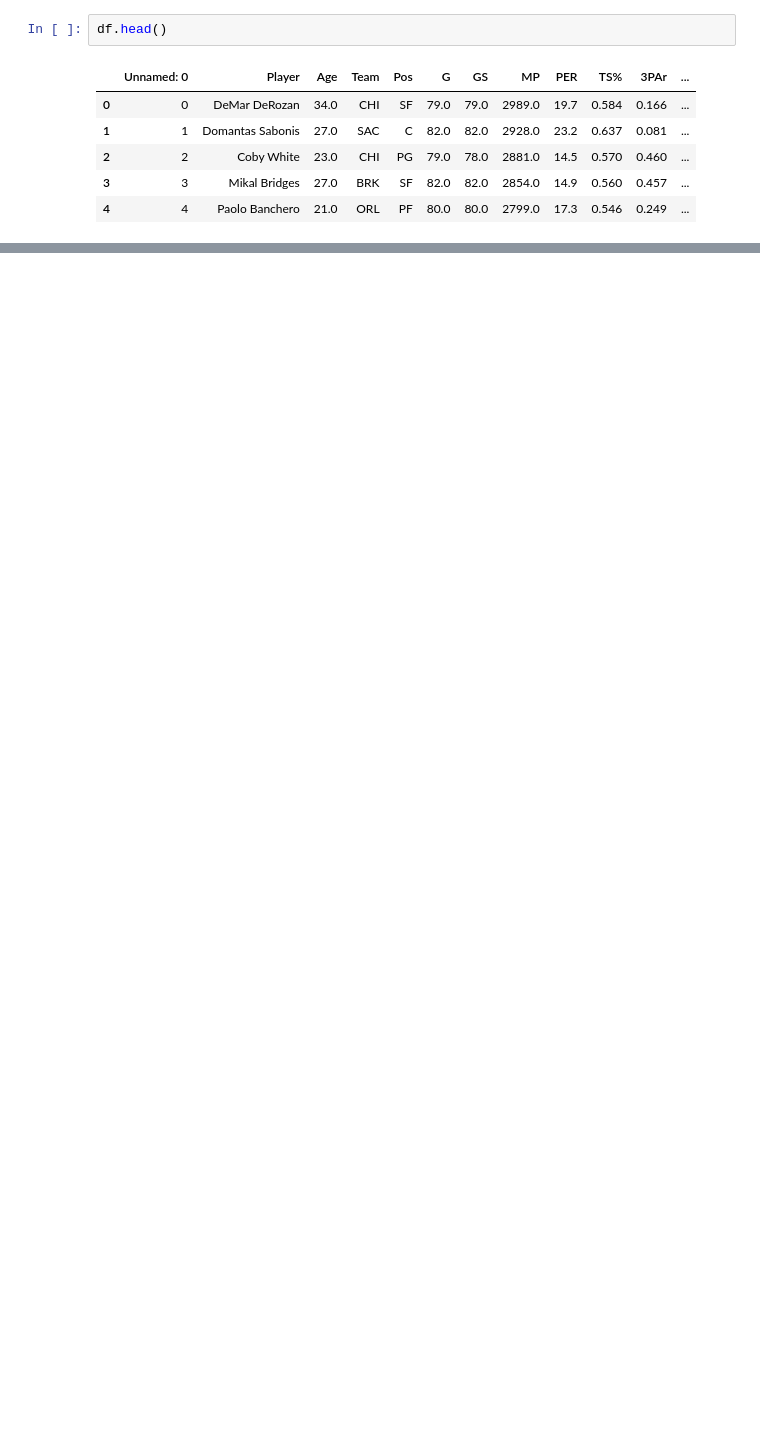
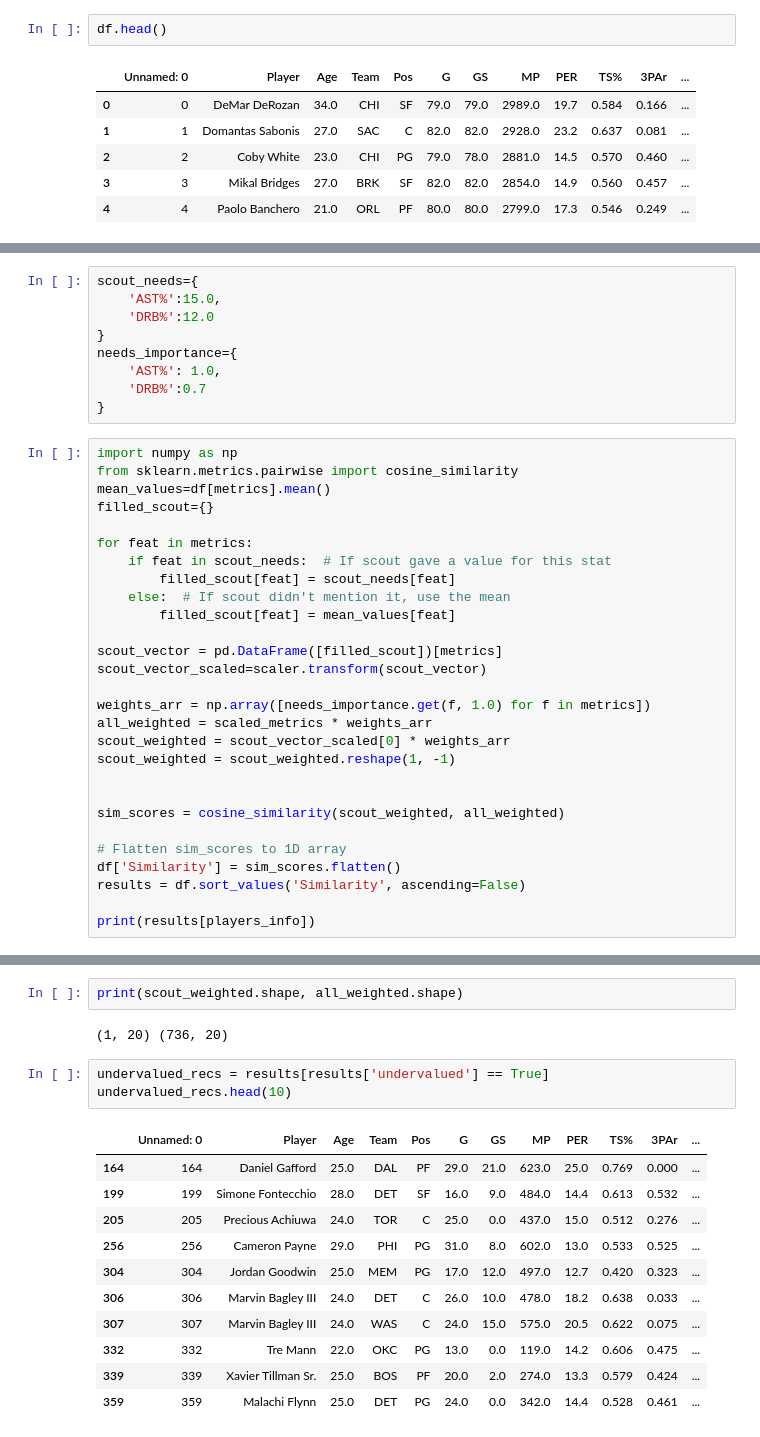
Before and after one commit to patience275/nba, a Jupyter notebook: wnba_2.ipynb, the cells around one changed output, grey strips where cells are left out. Drawn from its saved outputs; the diff is of its cells as text; blank space fills up the shorter version.

```diff
--- a/wnba_2.ipynb
+++ b/wnba_2.ipynb
@@ -340,0 +225,37 @@ Index(['Age', 'G', 'GS', 'MP', 'PER', 'TS%', '3PAr', 'FTr', 'ORB%', 'DRB%',
+# %%
+scout_needs={
+    'AST%':15.0,
+    'DRB%':12.0
+}
+needs_importance={
+    'AST%': 1.0,
+    'DRB%':0.7
+}
+# %%
+import numpy as np
+from sklearn.metrics.pairwise import cosine_similarity
+mean_values=df[metrics].mean()
+filled_scout={}
+
+for feat in metrics:
+    if feat in scout_needs:  # If scout gave a value for this stat
+        filled_scout[feat] = scout_needs[feat]
+    else:  # If scout didn't mention it, use the mean
+        filled_scout[feat] = mean_values[feat]
+
+scout_vector = pd.DataFrame([filled_scout])[metrics]
+scout_vector_scaled=scaler.transform(scout_vector)
+
+weights_arr = np.array([needs_importance.get(f, 1.0) for f in metrics])
+all_weighted = scaled_metrics * weights_arr
+scout_weighted = scout_vector_scaled[0] * weights_arr
+scout_weighted = scout_weighted.reshape(1, -1)
+
+
+sim_scores = cosine_similarity(scout_weighted, all_weighted)
+
+# Flatten sim_scores to 1D array
+df['Similarity'] = sim_scores.flatten()
+results = df.sort_values('Similarity', ascending=False)
+
+print(results[players_info])
@@ -340,0 +277,19 @@ Index(['Age', 'G', 'GS', 'MP', 'PER', 'TS%', '3PAr', 'FTr', 'ORB%', 'DRB%',
+# %%
+print(scout_weighted.shape, all_weighted.shape)
+# %% [output]
+(1, 20) (736, 20)
+# %%
+undervalued_recs = results[results['undervalued'] == True]
+undervalued_recs.head(10)
+# %% [output]
+|  | Unnamed: 0 | Player | Age | Team | Pos | G | GS | MP | PER | TS% | 3PAr | ... |
+| 164 | 164 | Daniel Gafford | 25.0 | DAL | PF | 29.0 | 21.0 | 623.0 | 25.0 | 0.769 | 0.000 | ... |
+| 199 | 199 | Simone Fontecchio | 28.0 | DET | SF | 16.0 | 9.0 | 484.0 | 14.4 | 0.613 | 0.532 | ... |
+| 205 | 205 | Precious Achiuwa | 24.0 | TOR | C | 25.0 | 0.0 | 437.0 | 15.0 | 0.512 | 0.276 | ... |
+| 256 | 256 | Cameron Payne | 29.0 | PHI | PG | 31.0 | 8.0 | 602.0 | 13.0 | 0.533 | 0.525 | ... |
+| 304 | 304 | Jordan Goodwin | 25.0 | MEM | PG | 17.0 | 12.0 | 497.0 | 12.7 | 0.420 | 0.323 | ... |
+| 306 | 306 | Marvin Bagley III | 24.0 | DET | C | 26.0 | 10.0 | 478.0 | 18.2 | 0.638 | 0.033 | ... |
+| 307 | 307 | Marvin Bagley III | 24.0 | WAS | C | 24.0 | 15.0 | 575.0 | 20.5 | 0.622 | 0.075 | ... |
+| 332 | 332 | Tre Mann | 22.0 | OKC | PG | 13.0 | 0.0 | 119.0 | 14.2 | 0.606 | 0.475 | ... |
+| 339 | 339 | Xavier Tillman Sr. | 25.0 | BOS | PF | 20.0 | 2.0 | 274.0 | 13.3 | 0.579 | 0.424 | ... |
+| 359 | 359 | Malachi Flynn | 25.0 | DET | PG | 24.0 | 0.0 | 342.0 | 14.4 | 0.528 | 0.461 | ... |
```
Also changed, not shown: parts of 42 cells of this notebook.
